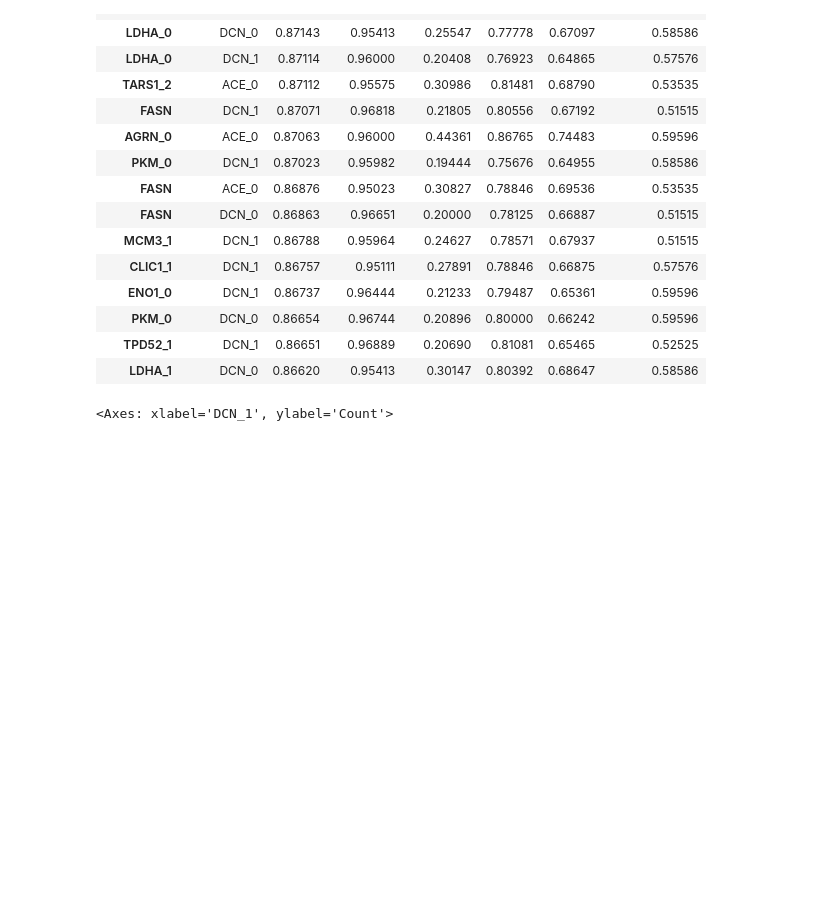
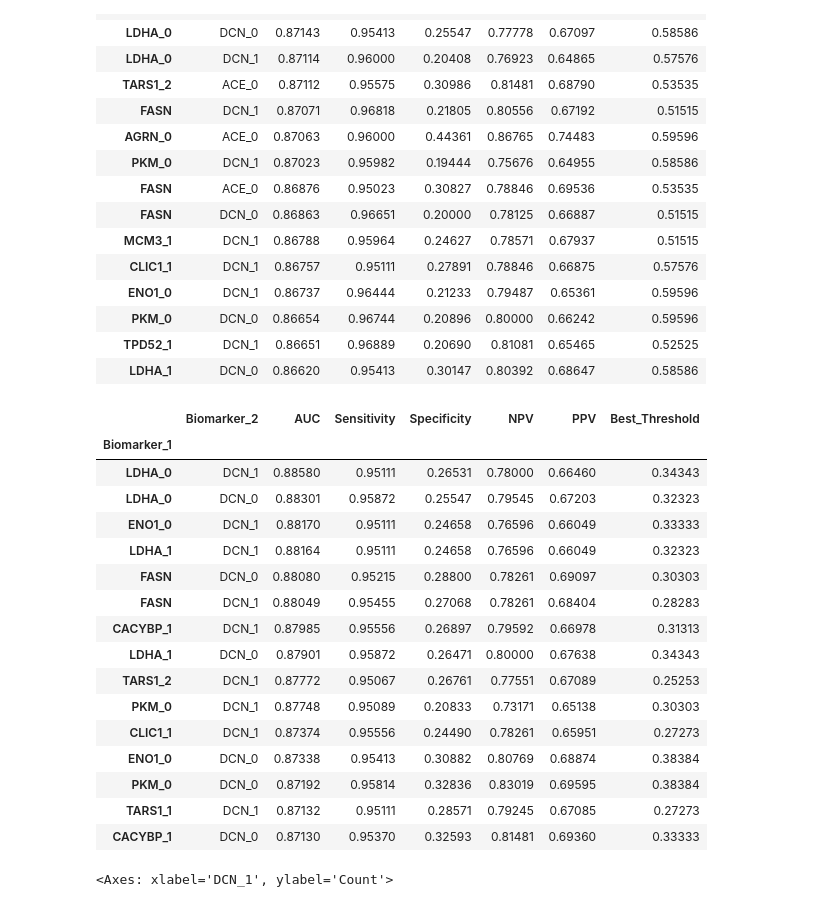
Before and after one commit to MiMARK-es/cohort-analysis, a Jupyter notebook: notebooks/400_ratios_aucs_analysis.ipynb, the cells around one changed output. Drawn from its saved outputs; the diff is of its cells as text; code cells hidden in the pictures; blank space fills up the shorter version.

```diff
--- a/notebooks/400_ratios_aucs_analysis.ipynb
+++ b/notebooks/400_ratios_aucs_analysis.ipynb
@@ -117,6 +116,27 @@ df_400_results_direct_max_2.head(15)
 | PKM_0 | DCN_0 | 0.86654 | 0.96744 | 0.20896 | 0.80000 | 0.66242 | 0.59596 |
 | TPD52_1 | DCN_1 | 0.86651 | 0.96889 | 0.20690 | 0.81081 | 0.65465 | 0.52525 |
 | LDHA_1 | DCN_0 | 0.86620 | 0.95413 | 0.30147 | 0.80392 | 0.68647 | 0.58586 |
+# %%
+df_400_results_direct_max_2 = pd.read_csv(f'{RESULTS_PATH}/direct/max_2.csv', sep=',', index_col=0, header=0)
+df_400_results_direct_max_2.head(15)
+# %% [output]
+|  | Biomarker_2 | AUC | Sensitivity | Specificity | NPV | PPV | Best_Threshold |
+| Biomarker_1 |  |  |  |  |  |  |  |
+| LDHA_0 | DCN_1 | 0.88580 | 0.95111 | 0.26531 | 0.78000 | 0.66460 | 0.34343 |
+| LDHA_0 | DCN_0 | 0.88301 | 0.95872 | 0.25547 | 0.79545 | 0.67203 | 0.32323 |
+| ENO1_0 | DCN_1 | 0.88170 | 0.95111 | 0.24658 | 0.76596 | 0.66049 | 0.33333 |
+| LDHA_1 | DCN_1 | 0.88164 | 0.95111 | 0.24658 | 0.76596 | 0.66049 | 0.32323 |
+| FASN | DCN_0 | 0.88080 | 0.95215 | 0.28800 | 0.78261 | 0.69097 | 0.30303 |
+| FASN | DCN_1 | 0.88049 | 0.95455 | 0.27068 | 0.78261 | 0.68404 | 0.28283 |
+| CACYBP_1 | DCN_1 | 0.87985 | 0.95556 | 0.26897 | 0.79592 | 0.66978 | 0.31313 |
+| LDHA_1 | DCN_0 | 0.87901 | 0.95872 | 0.26471 | 0.80000 | 0.67638 | 0.34343 |
+| TARS1_2 | DCN_1 | 0.87772 | 0.95067 | 0.26761 | 0.77551 | 0.67089 | 0.25253 |
+| PKM_0 | DCN_1 | 0.87748 | 0.95089 | 0.20833 | 0.73171 | 0.65138 | 0.30303 |
+| CLIC1_1 | DCN_1 | 0.87374 | 0.95556 | 0.24490 | 0.78261 | 0.65951 | 0.27273 |
+| ENO1_0 | DCN_0 | 0.87338 | 0.95413 | 0.30882 | 0.80769 | 0.68874 | 0.38384 |
+| PKM_0 | DCN_0 | 0.87192 | 0.95814 | 0.32836 | 0.83019 | 0.69595 | 0.38384 |
+| TARS1_1 | DCN_1 | 0.87132 | 0.95111 | 0.28571 | 0.79245 | 0.67085 | 0.27273 |
+| CACYBP_1 | DCN_0 | 0.87130 | 0.95370 | 0.32593 | 0.81481 | 0.69360 | 0.33333 |
 # %%
 sns.histplot(df_400, x='DCN_1', hue='Condition', bins=20, kde=True, log_scale=True)
 # %% [output]
```
Also changed, not shown: parts of 1 cell of this notebook.
